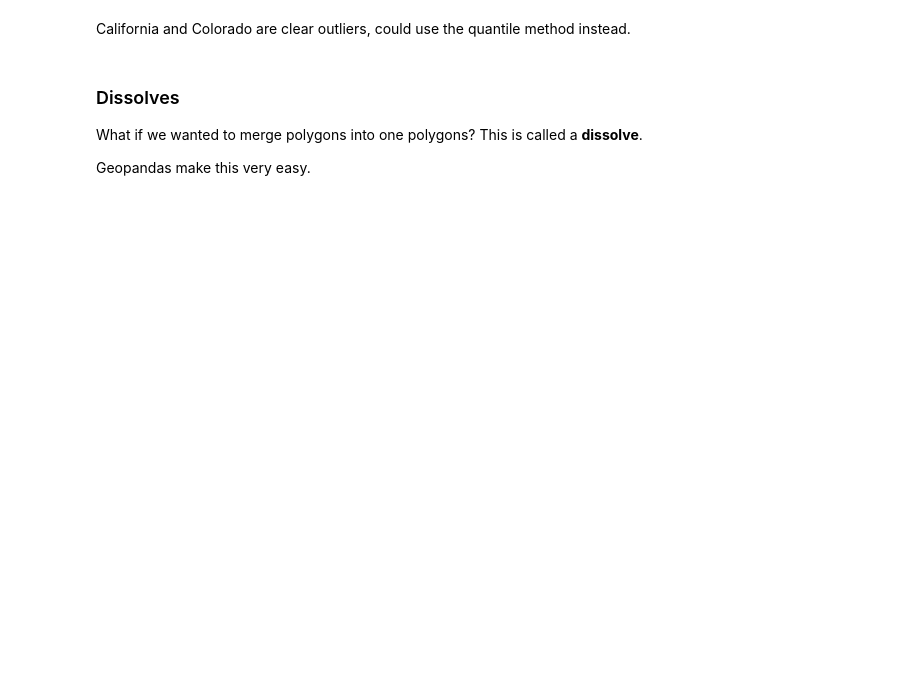
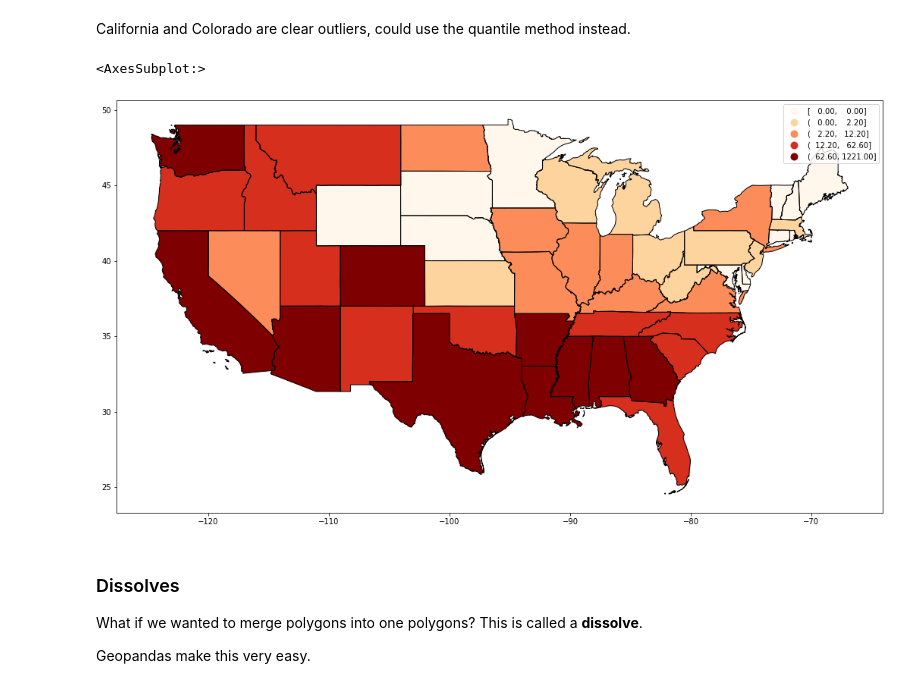
Before and after one commit to FionaZhuSinuo/ACE_592, a Jupyter notebook: Lectures/3_Images/03_US_Wildfires.ipynb, the cells around one changed output. Cells and saved outputs as stored; diff of their text form; code cells hidden in the pictures; blank space fills up the shorter version.

```diff
--- a/Lectures/3_Images/03_US_Wildfires.ipynb
+++ b/Lectures/3_Images/03_US_Wildfires.ipynb
@@ -213,11 +341,17 @@ country.plot(column="fire_number",
 California and Colorado are clear outliers, could use the quantile method instead.
 # %%
 f,a = plt.subplots(figsize=(20,10))
+country
 country.plot(column="fire_number",
              ax=a,
              cmap="OrRd",
             scheme="quantiles",
             legend=True)
+
+country.plot(ax=a,facecolor='none', edgecolor='black')
+# %% [output]
+<AxesSubplot:>
+[figure, added]
 # %% [markdown]
 ### Dissolves
 
```
Also changed, not shown: parts of 64 cells of this notebook.
